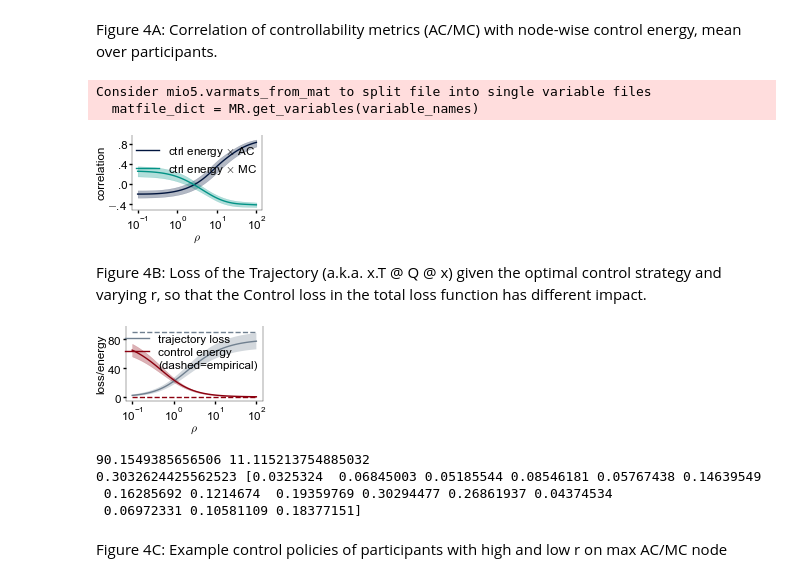
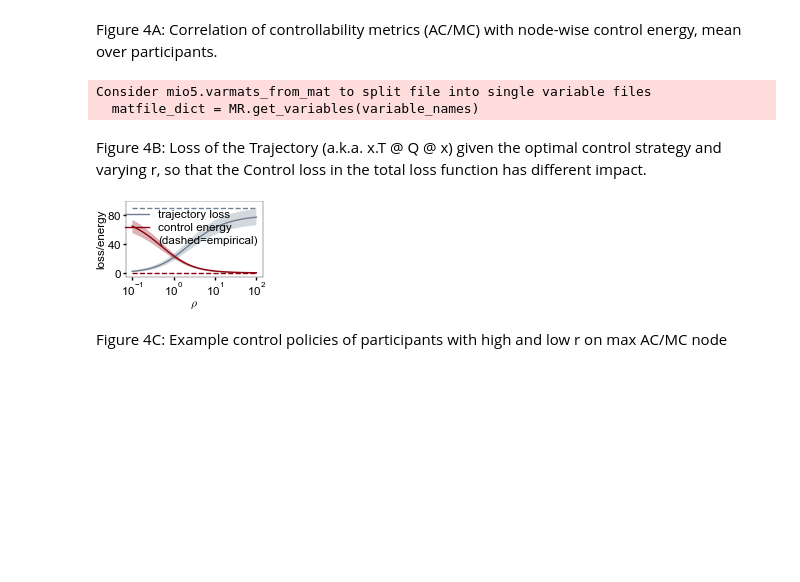
Before and after one commit to antonH22/control_theory_for_emi, a Jupyter notebook: paper_figure4.ipynb, the cells around one changed output. Saved outputs shown, nothing was run; the diff lists cells and outputs as text; code cells hidden in the pictures; blank space fills up the shorter version.

```diff
--- a/paper_figure4.ipynb
+++ b/paper_figure4.ipynb
@@ -11,7 +11,7 @@ from ctrl import utils
 from tqdm import tqdm
 import custom_rcparams_paper as crc
 
-data = utils.load_data(3)
+data = utils.load_data()
 N = len(data)
 n_feat = data[0]['X'].shape[1]
 
@@ -69,23 +69,12 @@ ax.set_ylim((-0.5, 1))
 ax.set_yticks((-0.4, 0, 0.4, 0.8))
 ax.set_yticklabels((r'$-$.4', r'.0', r'.4', r'.8'))
 
-# ax2 = ax.twinx()
-# line_e, = ax2.plot(r_space, mean_energy, color=crc.colors.energy)
-# handles.append(line_e)
-# ax2.fill_between(r_space, mean_energy-sem_energy, mean_energy+sem_energy, color=crc.colors.energy, alpha=0.3)
-# ax2.set_ylabel('energy')
-# ax2.set_ylim((-1, 80))
-# ax2.set_yticks((0, 30, 60))
-
 fig.legend((line_ac, line_mc), legend_labels)
 
-fig.savefig('figures/paper/figure4A.png')
-fig.savefig('figures/paper/figure4A.svg')
-plt.show()
+fig.savefig('figures/figure4A.png')
 # %% [output]
 Consider mio5.varmats_from_mat to split file into single variable files
   matfile_dict = MR.get_variables(variable_names)
-[figure, removed]
 # %% [markdown]
 Figure 4B: Loss of the Trajectory (a.k.a. x.T @ Q @ x) given the optimal control strategy
 and varying r, so that the Control loss in the total loss function has different impact.
@@ -98,7 +87,7 @@ from ctrl.discrete_optimal_control2 import LQR
 from ctrl import utils
 import custom_rcparams_paper as crc
 
-data = utils.load_data(3)
+data = utils.load_data()
 N = len(data)
 n_feat = data[0]['X'].shape[1]
 r_space = np.logspace(-1, 2, 50)
@@ -122,44 +111,35 @@ for j in tqdm(range(len(data))):
         X_controlled = LQR.step(A, B, X, U_opt)
         traj_losses[r, j] = LQR.seminorm(Q, (X_controlled - Yref).T).mean()
         ctrl_energies[r,j] = ((U_opt @ B.T) **2).mean(axis=0)
     emp_traj_losses[j] = ((X-Yref)**2).sum(axis=1).mean()#LQR.seminorm(Q, (X - Yref).T).mean() #
     emp_ctrl_energies[j] = ((data[j]['Inp'] @ data[j]['C'].T)**2).mean(axis=0)
 
 mean_traj = traj_losses.mean(axis=1)
 sem_traj = stats.sem(traj_losses, axis=1)
 mean_energy = np.mean(np.sum(ctrl_energies, axis=2), axis=1)
 sem_energy = stats.sem(np.sum(ctrl_energies, axis=2), axis=1)
 
 fig, ax = plt.subplots(layout='constrained')
 handles = []
 line_t,  = ax.plot(r_space, mean_traj)
 ax.fill_between(r_space, (mean_traj-sem_traj), (mean_traj+sem_traj),
                 alpha=0.3)
 line_e, = ax.plot(r_space, mean_energy, color=crc.colors.energy)
 ax.fill_between(r_space, mean_energy-sem_energy, mean_energy+sem_energy, color=crc.colors.energy, alpha=0.3)
 line_emp_t, = ax.plot(r_space, [emp_traj_losses.mean()]*n_r, linestyle='--')
 line_emp_e, = ax.plot(r_space, [emp_ctrl_energies.mean()]*n_r, linestyle='--', color=crc.colors.energy)
 ax.set_ylim((-5,  100))
 ax.set_ylabel('loss/energy')
 ax.set_yticks((0, 40, 80))
 ax.set_xscale('log')
 ax.set_xticks((0.1, 1, 10, 100))
 ax.set_xlabel(r'$\rho$')
 empty_line, = ax.plot([0,0],[0,0],linestyle='none',marker='none')
 fig.legend((line_t, line_e, empty_line), ['trajectory loss', 'control energy', '(dashed=empirical)'])
 
-plt.savefig('figures/paper/figure4B.png')
-plt.savefig('figures/paper/figure4B.svg')
-plt.show()
-
-print(emp_traj_losses.mean(), stats.sem(emp_traj_losses))
-print(emp_ctrl_energies.mean(), stats.sem(emp_ctrl_energies))
+plt.savefig('figures/figure4B.png')
 # %% [output]
-[figure, old version]
+[figure, new version]
-90.1549385656506 11.115213754885032
-0.3032624425562523 [0.0325324  0.06845003 0.05185544 0.08546181 0.05767438 0.14639549
- 0.16285692 0.1214674  0.19359769 0.30294477 0.26861937 0.04374534
- 0.06972331 0.10581109 0.18377151]
 # %% [markdown]
 Figure 4C: Example control policies of participants with high and low r on max AC/MC node
 # %%
```
Also changed, not shown: parts of 7 cells of this notebook, 3 other files.
